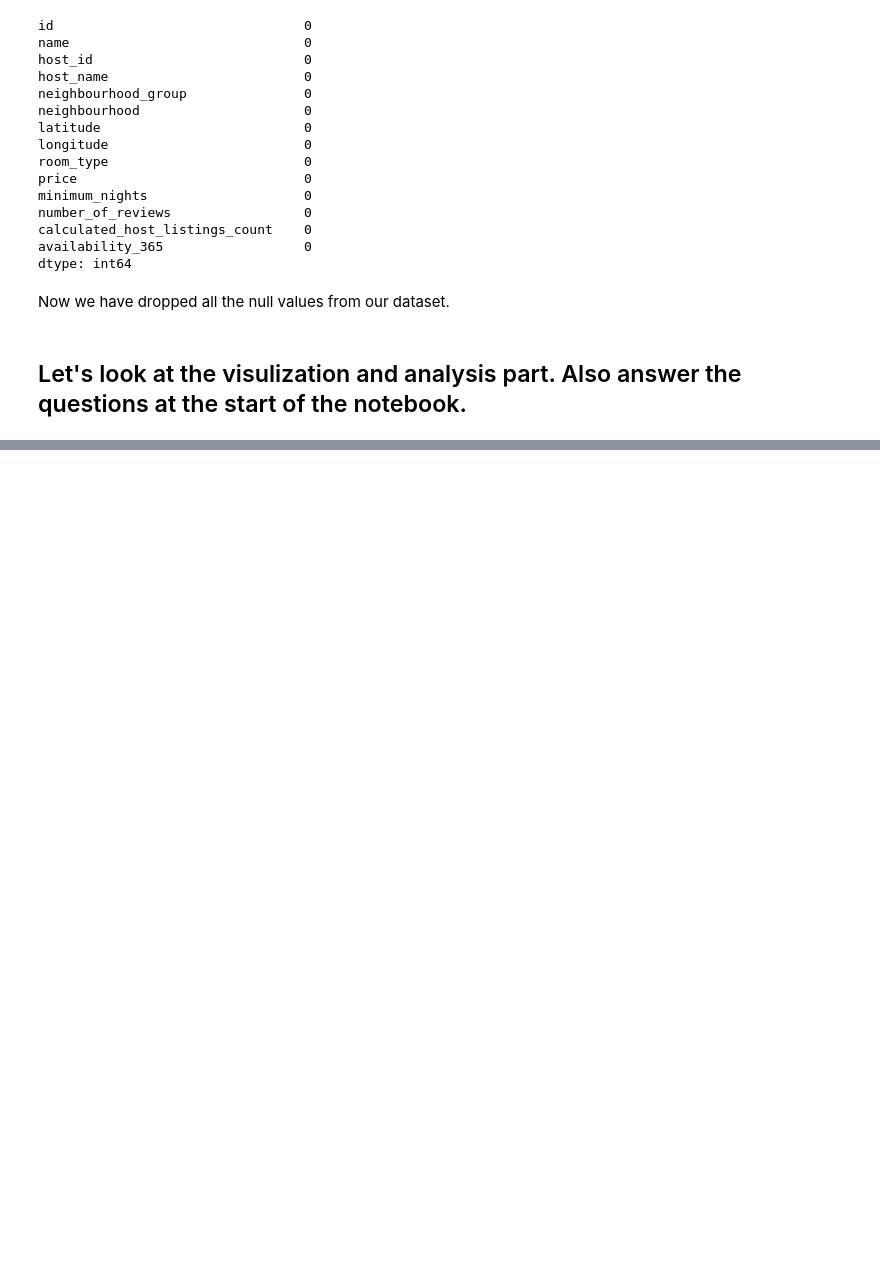
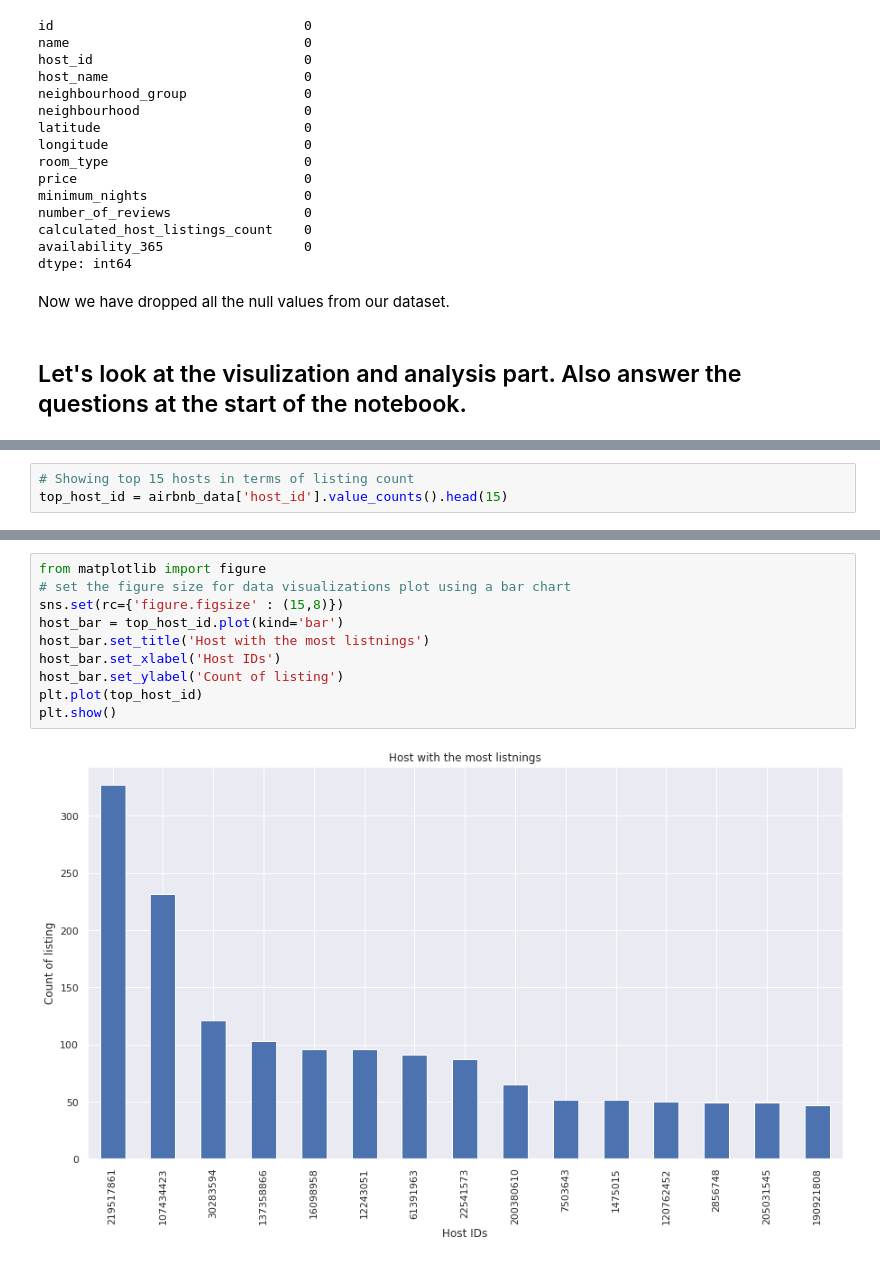
Before and after one commit to Deepakkarki24/Airbnb-Booking-Analysis, a Jupyter notebook: Deepak_Karki_Capstone_Project.ipynb, the cells around one changed output, grey strips where cells are left out. Cells and saved outputs as stored; diff of their text form; blank space fills up the shorter version.

```diff
--- a/Deepak_Karki_Capstone_Project.ipynb
+++ b/Deepak_Karki_Capstone_Project.ipynb
@@ -248,0 +251,3 @@ Now we have dropped all the null values from our dataset.
+# %%
+# Showing top 15 hosts in terms of listing count
+top_host_id = airbnb_data['host_id'].value_counts().head(15)
@@ -248,0 +273,12 @@ Now we have dropped all the null values from our dataset.
+# %%
+from matplotlib import figure
+# set the figure size for data visualizations plot using a bar chart
+sns.set(rc={'figure.figsize' : (15,8)})
+host_bar = top_host_id.plot(kind='bar')
+host_bar.set_title('Host with the most listnings')
+host_bar.set_xlabel('Host IDs')
+host_bar.set_ylabel('Count of listing')
+plt.plot(top_host_id)
+plt.show()
+# %% [output]
+[figure, added]
```
Also changed, not shown: parts of 16 cells of this notebook.
